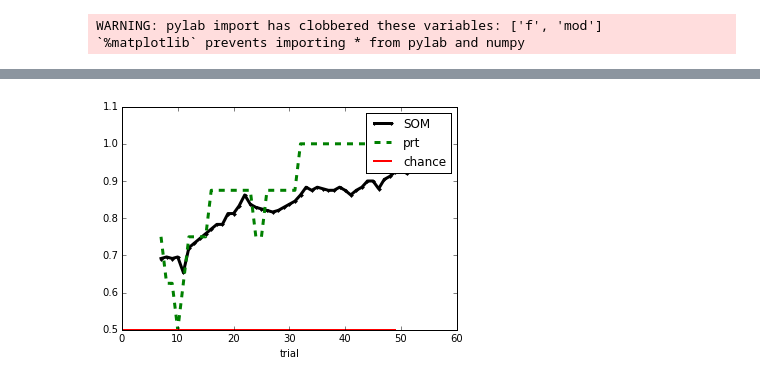
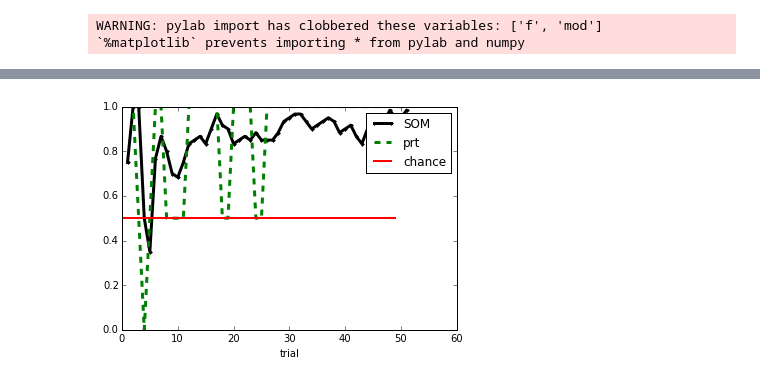
Before and after one commit to sriveravi/som, a Jupyter notebook: runSOM2.ipynb, the cells around one changed output, grey strips where cells are left out. Cells and saved outputs as stored; diff of their text form; code cells hidden in the pictures.

Commit message:
now with prototype learning, gives more proper learning dynamics

```diff
--- a/runSOM2.ipynb
+++ b/runSOM2.ipynb
@@ -338,32 +356,34 @@ Ideal exemplar projection
 # %%
 # train all example
 
 
-removeProp = .7  #0.5
-lrnRt = 0.5
+removeProp = .6  #0.5
+lrnRt = 0.3
 N = 30
 
 
 f = files[1]
 #####  Calculate learning curve (several initializations)
 # init
 mod = SOM( f, learning_rate= lrnRt )
 accSum = np.zeros(len(mod.acc))
 for i1 in range(N):
     # train/predict SOM several times
     mod = SOM( f, learning_rate= lrnRt )
     mod.pertData(removeProp)  #not perfect data to train
     agreement = mod.predAll( verbose=False, skip=0, reps=1)
     accSum =accSum + mod.somAcc
 mod.somAcc = accSum/N   # average accuracy
 
 
 # show curves
-mod.showLearnCuves(window=8)
+mod.showLearnCuves(window=2)
 
 
 # print mod.acc
 # print '\n'
 # print mod.somAcc
+
+# print mod.getProt()
 # %% [output]
-[figure, old version]
+[figure, new version]
```
Also changed, not shown: parts of 17 cells of this notebook.
